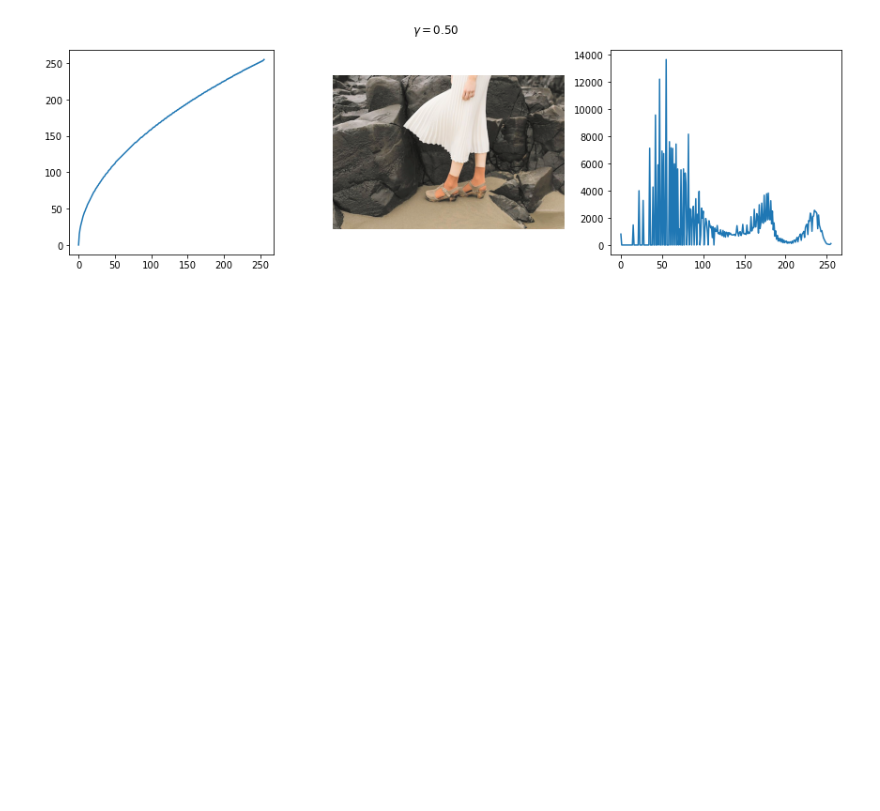
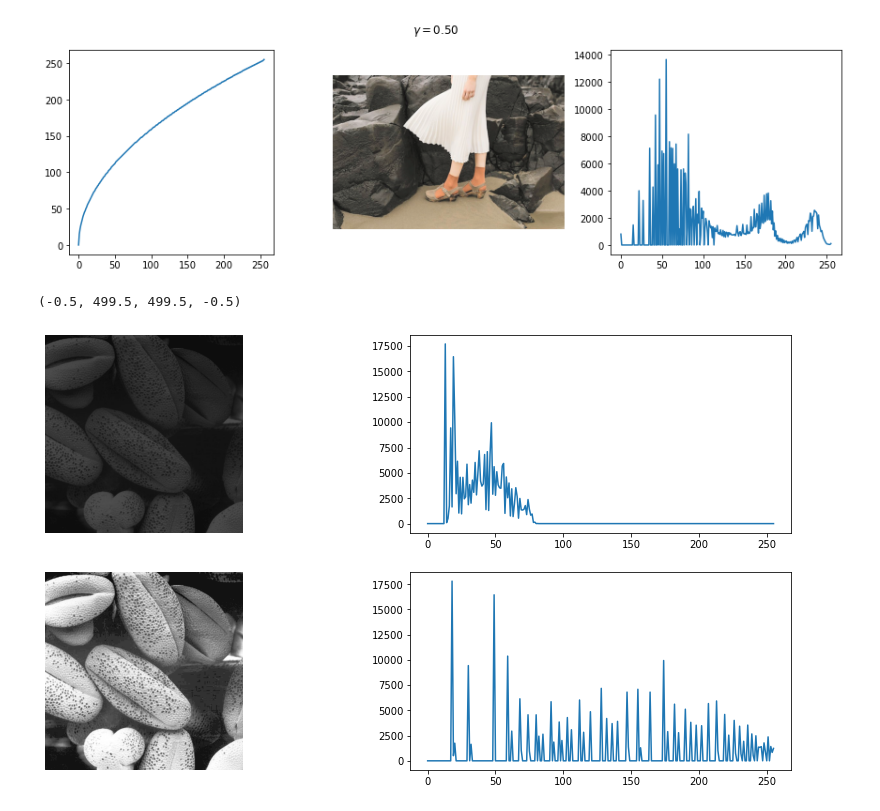
Before and after one commit to pramodj196/EN2550-Fundamentals-of-Image-Processing-and-Machine-Vision, a Jupyter notebook: Assignment 1/Assignemnt_1.ipynb, the cells around one changed output. Saved outputs shown, nothing was run; the diff lists cells and outputs as text; code cells hidden in the pictures; blank space fills up the shorter version.

Commit message:
Question 4
 histogram equalization

```diff
--- a/Assignment 1/Assignemnt_1.ipynb
+++ b/Assignment 1/Assignemnt_1.ipynb
@@ -97,3 +97,36 @@ ax[2].plot(hist)
 [<matplotlib.lines.Line2D at 0x...>]
 [figure]
 [figure]
+# %%
+#(4)
+im4 = cv.imread(r'shells.png', cv.IMREAD_GRAYSCALE)
+assert im4 is not None
+
+def grayImgEqualize(img):
+    M,N = img.shape
+    L = 256
+    hist = cv.calcHist([img], [0], None, [256], [0,256])
+
+    lt = []
+    sum = 0
+    for k in hist:
+        sum+=k[0]
+        lt.append(round((sum*(L-1))/(M*N)))
+    return np.array(lt)
+
+hist_org = cv.calcHist([im4], [0], None, [256], [0,256])
+
+lt =grayImgEqualize(im4)
+im_equalized = cv.LUT(im4, lt)
+hist = cv.calcHist([im_equalized.astype(np.uint8)], [0], None, [256], [0,256])
+
+fig, ax = plt.subplots(2,2,figsize = (15,8))
+ax[0][0].imshow(cv.cvtColor(im4, cv.COLOR_GRAY2RGB))
+ax[0][0].axis('off')
+ax[0][1].plot(hist_org)
+ax[1][0].imshow(cv.cvtColor(im_equalized.astype(np.uint8), cv.COLOR_GRAY2RGB))
+ax[1][1].plot(hist)
+ax[1][0].axis('off')
+# %% [output]
+(-0.5, 499.5, 499.5, -0.5)
+[figure, added]
```
